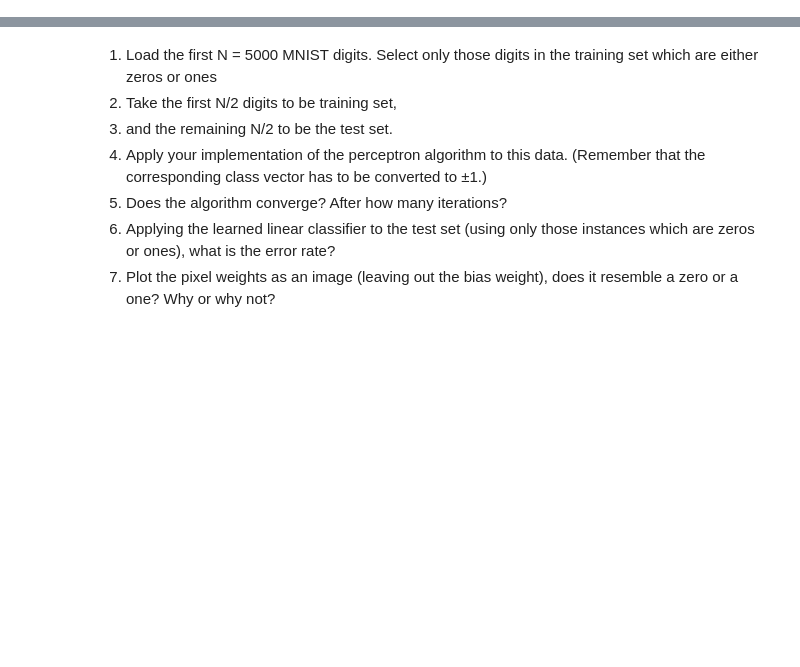
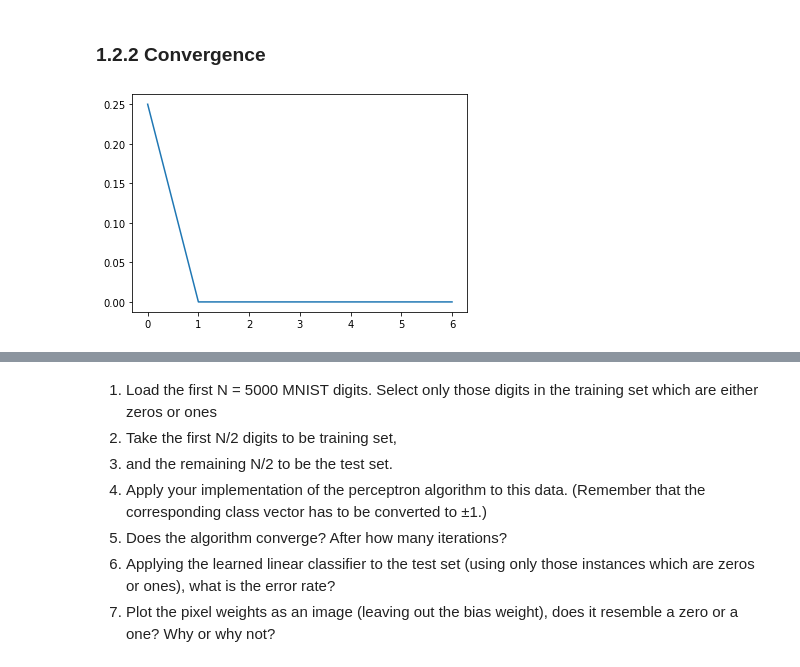
Before and after one commit to Kasparow/ml_project, a Jupyter notebook: task1.ipynb, the cells around one changed output, grey strips where cells are left out. Cells and saved outputs as stored; diff of their text form; code cells hidden in the pictures; blank space fills up the shorter version.

```diff
--- a/task1.ipynb
+++ b/task1.ipynb
@@ -0,0 +149,9 @@
+# %% [markdown]
+### 1.2.2 Convergence
+# %%
+import matplotlib.pyplot as plt
+
+plt.plot(range(7), cls_errors[:7])
+plt.show()
+# %% [output]
+[figure, added]
```
Also changed, not shown: parts of 19 cells of this notebook.
